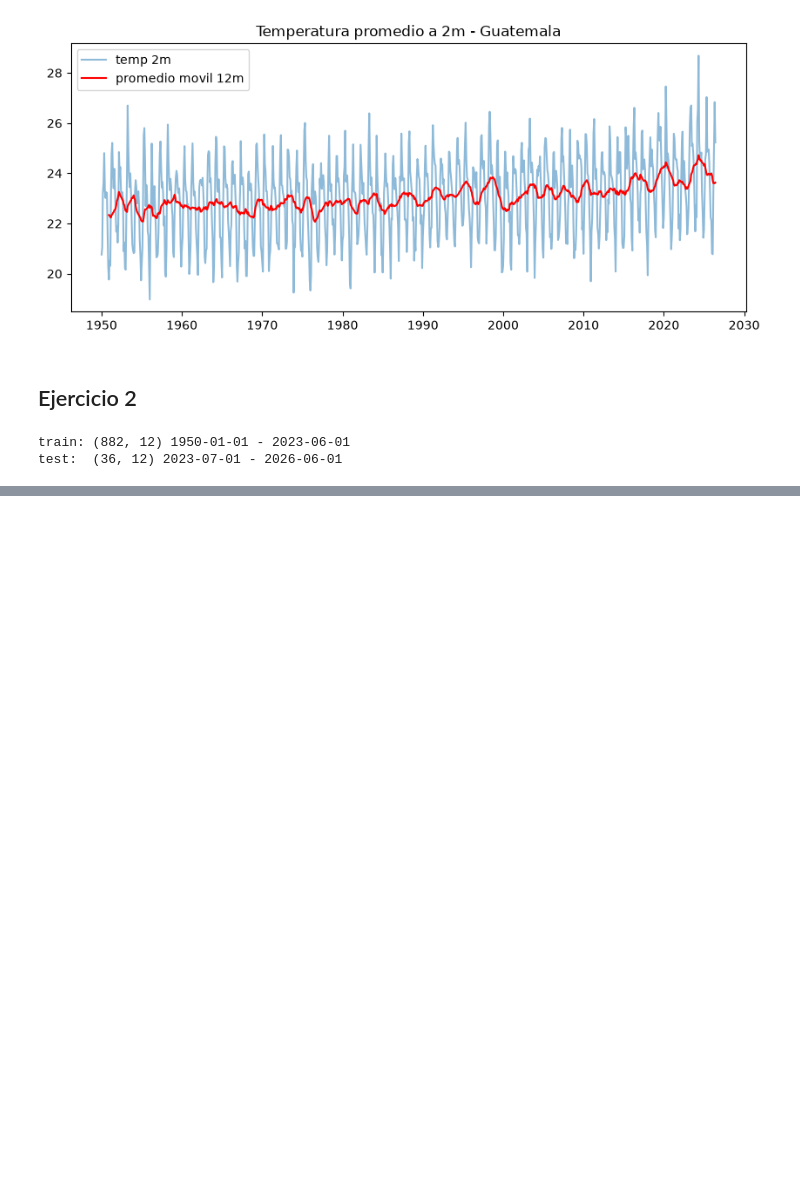
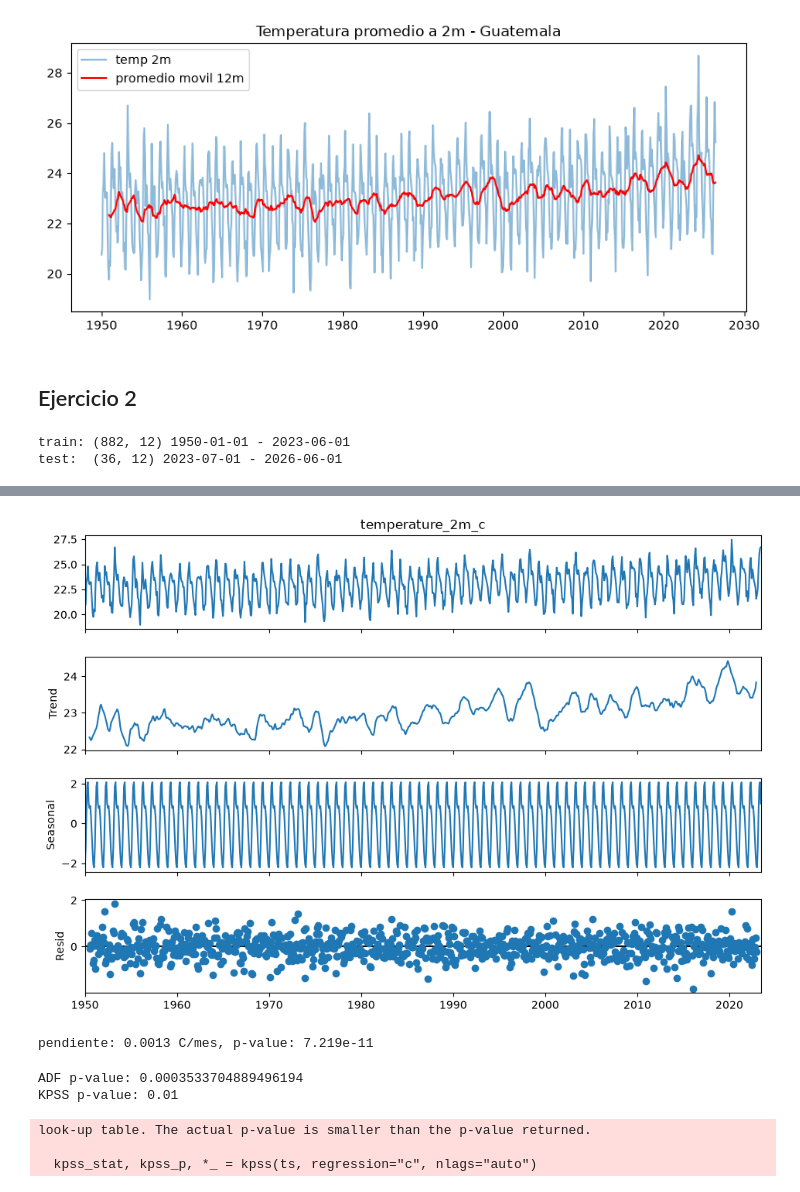
Before and after one commit to UVG-Tareas-y-proyectos/ejercicios_de_series, a Jupyter notebook: notebooks/ejercicios.ipynb, the cells around one changed output, grey strips where cells are left out. Drawn from its saved outputs; the diff is of its cells as text; code cells hidden in the pictures; blank space fills up the shorter version.

Commit message:
Add exercise 3: decomposition, trend and stationarity tests

```diff
--- a/notebooks/ejercicios.ipynb
+++ b/notebooks/ejercicios.ipynb
@@ -86,0 +96,28 @@ test:  (36, 12) 2023-07-01 - 2026-06-01
+# %%
+# a) descomposicion
+decomp = seasonal_decompose(ts, model="additive", period=12)
+decomp.plot()
+plt.gcf().set_size_inches(10, 7)
+plt.show()
+# %% [output]
+[figure, added]
+# %%
+# b) tendencia
+t = range(len(ts))
+slope, intercept, r, p, se = stats.linregress(t, ts.values)
+print(f"pendiente: {slope:.4f} C/mes, p-value: {p:.4g}")
+# %% [output]
+pendiente: 0.0013 C/mes, p-value: 7.219e-11
+# %%
+# c) estacionariedad en media
+adf_stat, adf_p, *_ = adfuller(ts)
+print("ADF p-value:", adf_p)
+
+kpss_stat, kpss_p, *_ = kpss(ts, regression="c", nlags="auto")
+print("KPSS p-value:", kpss_p)
+# %% [output]
+ADF p-value: 0.0003533704889496194
+KPSS p-value: 0.01
+look-up table. The actual p-value is smaller than the p-value returned.
+
+  kpss_stat, kpss_p, *_ = kpss(ts, regression="c", nlags="auto")
```
Also changed, not shown: parts of 3 cells of this notebook.
